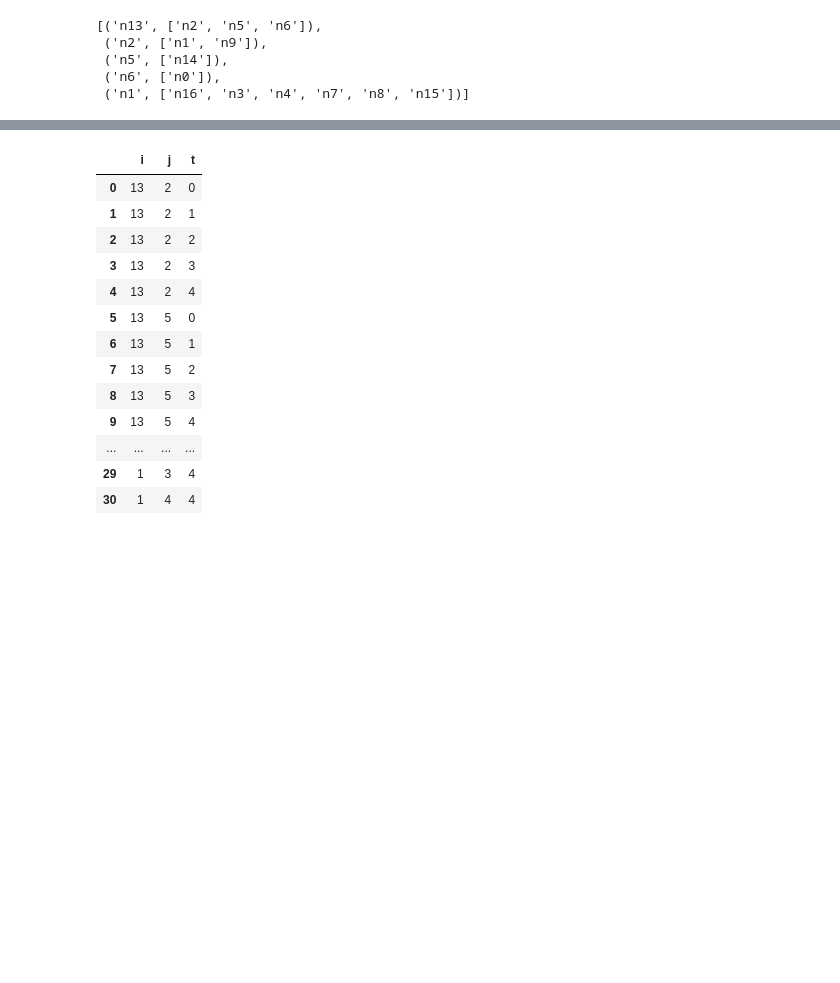
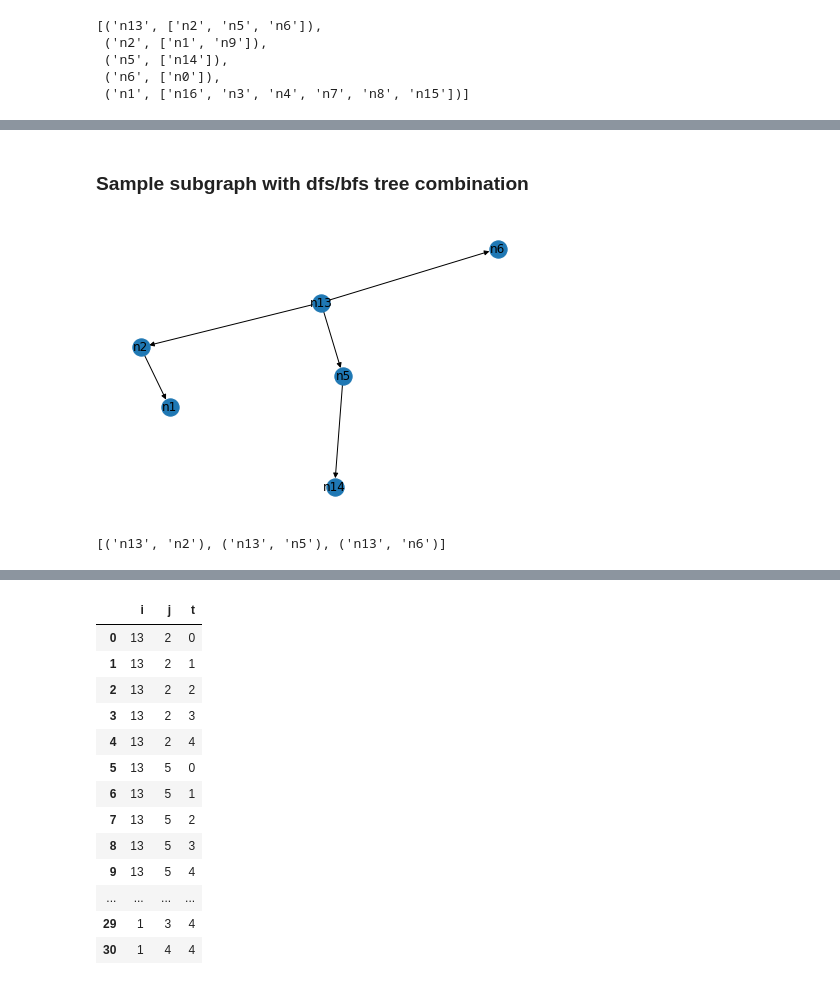
Before and after one commit to hpi-sam/Spatio-Temporal-Graphs, a Jupyter notebook: src/anomalies.ipynb, the cells around one changed output, grey strips where cells are left out. Drawn from its saved outputs; the diff is of its cells as text; code cells hidden in the pictures; blank space fills up the shorter version.

Commit message:
parameterize subgraph extraction; WIP add continuous propagation

```diff
--- a/src/anomalies.ipynb
+++ b/src/anomalies.ipynb
@@ -184,0 +160,40 @@ Next node
+# %% [markdown]
+### Sample subgraph with dfs/bfs tree combination
+# %%
+def sample_subgraph(super_graph, start_node: str, bfs_prob=0.5, max_nodes=None, random_seed=42) -> nx.DiGraph():
+    np.random.seed(random_seed)
+    G=nx.DiGraph()
+    G.add_node(start_node)
+    nodes_to_visit = [start_node]
+    if max_nodes is None:
+        max_nodes = len(super_graph.nodes())
+    assert max_nodes>0, 'enter positive max_nodes'
+    for node in nodes_to_visit:
+        potential_next_nodes = []
+        potential_next_nodes = [n for n in list(super_graph.neighbors(node)) if not n in nodes_to_visit]
+        if len(potential_next_nodes) > 0:
+            if np.random.choice([0, 1], p=[1-bfs_prob, bfs_prob]):
+                # bfs way
+                next_nodes = potential_next_nodes
+            else:
+                # dfs way
+                next_nodes = [potential_next_nodes[np.random.choice(len(potential_next_nodes))]]
+
+            num_nodes_to_add = np.minimum(max_nodes-len(G.nodes()), len(next_nodes))
+            next_nodes = next_nodes[:num_nodes_to_add]
+            nodes_to_visit += next_nodes
+            for next_node in next_nodes:
+                G.add_node(next_node)
+                G.add_edge(node, next_node)
+        if len(G.nodes())>=max_nodes:
+            return G
+    return G
+# %%
+subgraph = sample_subgraph(graph, frontend_node[0], bfs_prob=0.5, max_nodes=6, random_seed=111)
+nx.draw(subgraph, with_labels=True)
+# %% [output]
+[figure, added]
+# %%
+list(subgraph.edges('n13'))
+# %% [output]
+[('n13', 'n2'), ('n13', 'n5'), ('n13', 'n6')]
```
Also changed, not shown: parts of 11 cells of this notebook.
